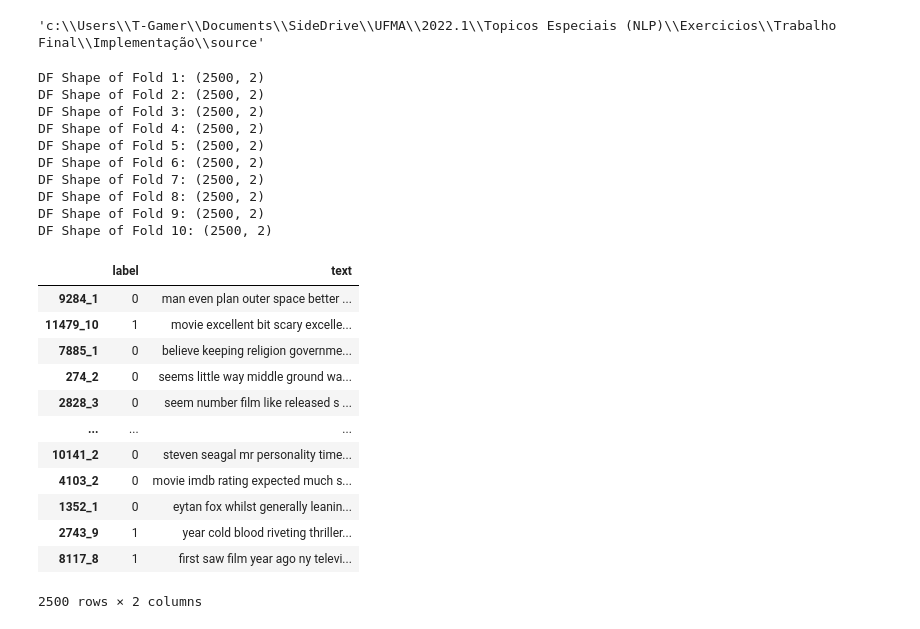
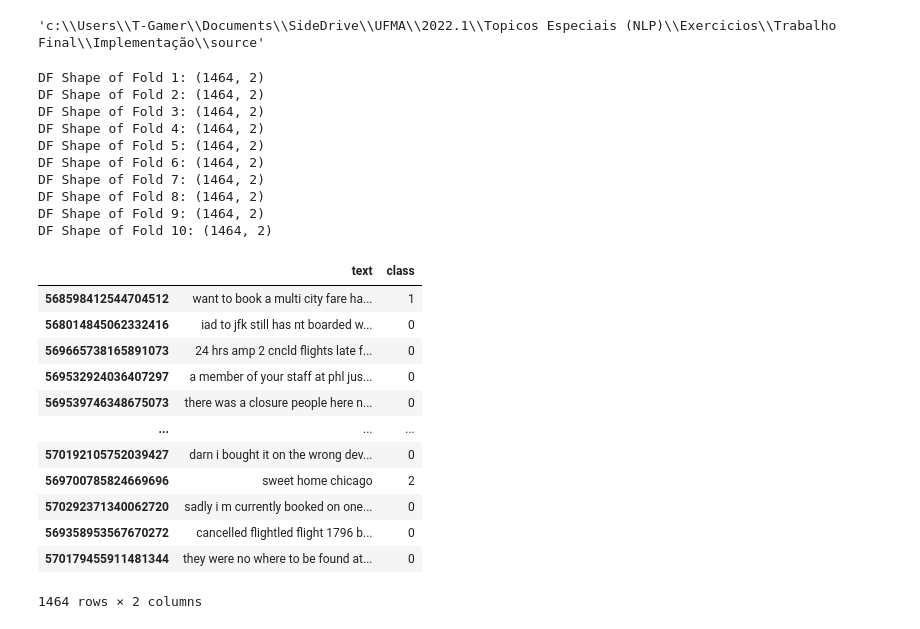
Before and after one commit to AzevedoArthur/nlp-final, a Jupyter notebook: dataset_split.ipynb, the cells around one changed output. Drawn from its saved outputs; the diff is of its cells as text; code cells hidden in the pictures.

```diff
--- a/dataset_split.ipynb
+++ b/dataset_split.ipynb
@@ -7,60 +7,60 @@ os.getcwd()
 # %%
 # Fold Split
 # Args
 k = 10
 seed = 0
-# dataset_folder = "../resources/datasets/TwitterAirlines"
-# dataset_name = "TweetsProcessed"
-dataset_folder = "../resources/datasets/IMDBMovieReviews"
-dataset_name = "IMDB_MRProcessed"
+dataset_folder = "../resources/datasets/TwitterAirlines"
+dataset_name = "TweetsProcessed2"
+# dataset_folder = "../resources/datasets/IMDBMovieReviews"
+# dataset_name = "IMDB_MRProcessed"
 
 # Exec
 dataset_path = f"{dataset_folder}/{dataset_name}.csv"
 save_path = f"{dataset_folder}/folds"
 
 if not os.path.exists(save_path) : os.makedirs(save_path)
 
 dataset = pd.read_csv(dataset_path, index_col=0)
 dataset_shuffle = [row for _, row in dataset.iterrows()]
 
 random.seed(seed)
 random.shuffle(dataset_shuffle)
 
 dataset = pd.DataFrame(dataset_shuffle)
 
 fold_size = dataset.shape[0] / 10
 folds = []
 for i_fold in range(k) :
     fold_df = dataset.iloc[int(i_fold * fold_size) : int((i_fold + 1) * fold_size)]
     print(f"DF Shape of Fold {i_fold + 1}:", fold_df.shape)
     fold_df.to_csv(f"{save_path}/{dataset_name}_Fold{i_fold + 1}.csv")
     folds.append(fold_df)
 
 folds[0]
 # %% [output]
-DF Shape of Fold 1: (2500, 2)
-DF Shape of Fold 2: (2500, 2)
-DF Shape of Fold 3: (2500, 2)
-DF Shape of Fold 4: (2500, 2)
-DF Shape of Fold 5: (2500, 2)
-DF Shape of Fold 6: (2500, 2)
-DF Shape of Fold 7: (2500, 2)
-DF Shape of Fold 8: (2500, 2)
-DF Shape of Fold 9: (2500, 2)
-DF Shape of Fold 10: (2500, 2)
+DF Shape of Fold 1: (1464, 2)
+DF Shape of Fold 2: (1464, 2)
+DF Shape of Fold 3: (1464, 2)
+DF Shape of Fold 4: (1464, 2)
+DF Shape of Fold 5: (1464, 2)
+DF Shape of Fold 6: (1464, 2)
+DF Shape of Fold 7: (1464, 2)
+DF Shape of Fold 8: (1464, 2)
+DF Shape of Fold 9: (1464, 2)
+DF Shape of Fold 10: (1464, 2)
-|  | label | text |
-| 9284_1 | 0 | man even plan outer space better ... |
-| 11479_10 | 1 | movie excellent bit scary excelle... |
-| 7885_1 | 0 | believe keeping religion governme... |
-| 274_2 | 0 | seems little way middle ground wa... |
-| 2828_3 | 0 | seem number film like released s ... |
+|  | text | class |
+| 568598412544704512 | want to book a multi city fare ha... | 1 |
+| 568014845062332416 | iad to jfk still has nt boarded w... | 0 |
+| 569665738165891073 | 24 hrs amp 2 cncld flights late f... | 0 |
+| 569532924036407297 | a member of your staff at phl jus... | 0 |
+| 569539746348675073 | there was a closure people here n... | 0 |
 | ... | ... | ... |
-| 10141_2 | 0 | steven seagal mr personality time... |
-| 4103_2 | 0 | movie imdb rating expected much s... |
-| 1352_1 | 0 | eytan fox whilst generally leanin... |
-| 2743_9 | 1 | year cold blood riveting thriller... |
-| 8117_8 | 1 | first saw film year ago ny televi... |
+| 570192105752039427 | darn i bought it on the wrong dev... | 0 |
+| 569700785824669696 | sweet home chicago | 2 |
+| 570292371340062720 | sadly i m currently booked on one... | 0 |
+| 569358953567670272 | cancelled flightled flight 1796 b... | 0 |
+| 570179455911481344 | they were no where to be found at... | 0 |
-2500 rows × 2 columns
+1464 rows × 2 columns
 # %%
 # Train, test, dev split (SST)
 # Args
```
Also changed, not shown: 4 other files.
